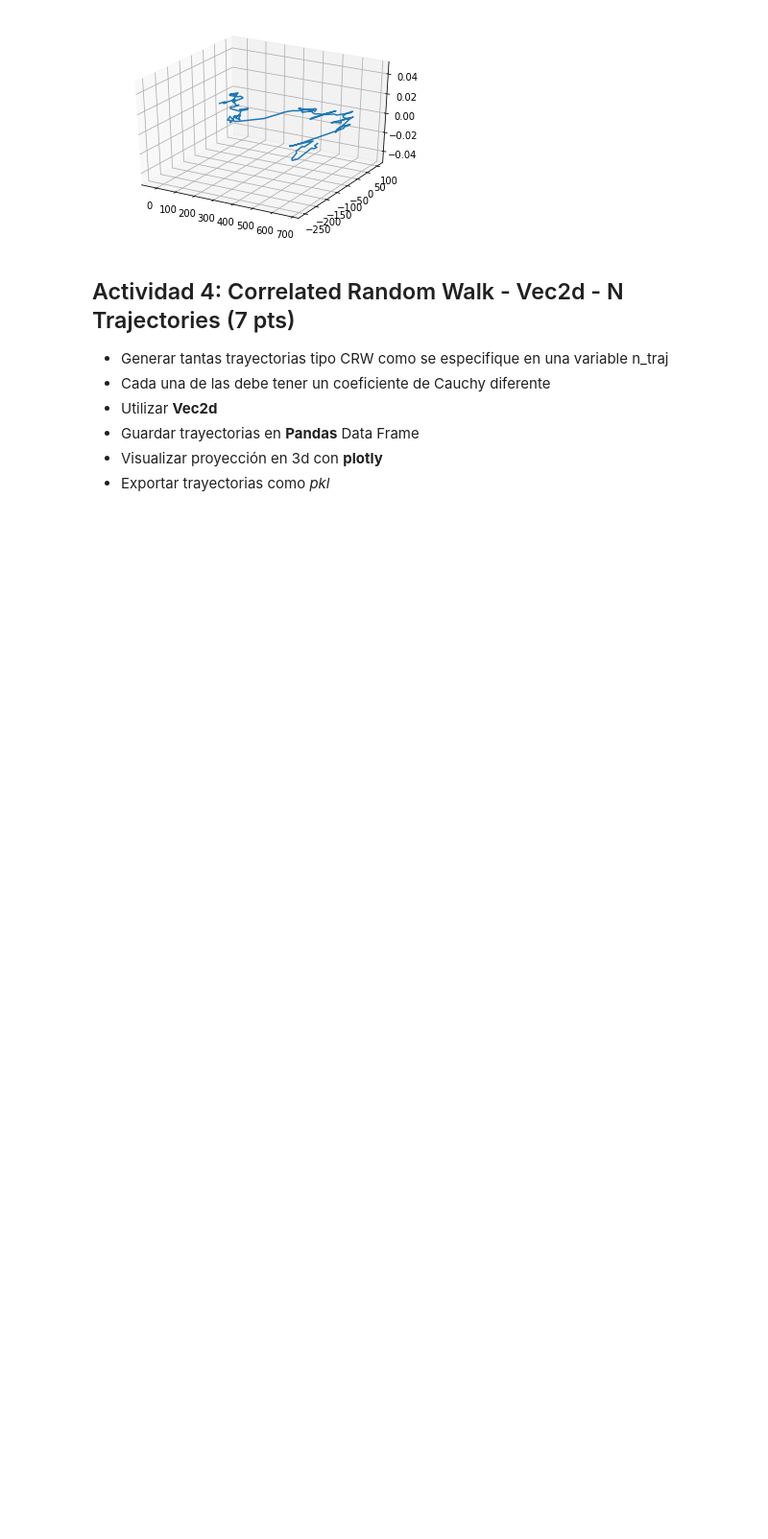
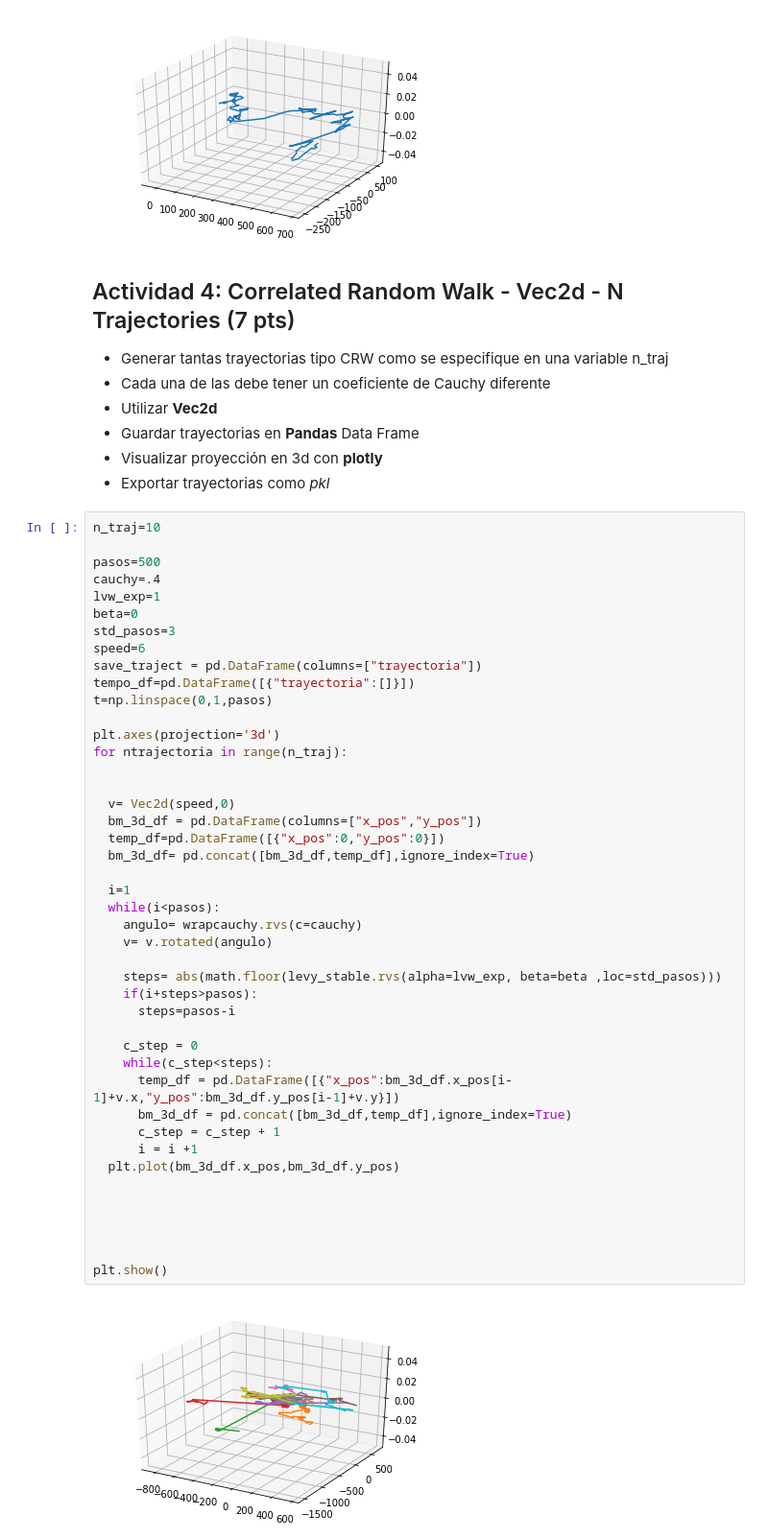
Before and after one commit to adrielpalestino9191/TI1, a Jupyter notebook: TI_1_Practica2.ipynb, the cells around one changed output. Shown at 96% size. Saved outputs shown, nothing was run; the diff lists cells and outputs as text; blank space fills up the shorter version.

```diff
--- a/TI_1_Practica2.ipynb
+++ b/TI_1_Practica2.ipynb
@@ -182,3 +182,49 @@ plt.show()
 * Guardar trayectorias en **Pandas** Data Frame
 * Visualizar proyección en 3d con **plotly**
 * Exportar trayectorias como *pkl*
+# %%
+n_traj=10
+
+pasos=500
+cauchy=.4
+lvw_exp=1
+beta=0
+std_pasos=3
+speed=6
+save_traject = pd.DataFrame(columns=["trayectoria"])
+tempo_df=pd.DataFrame([{"trayectoria":[]}])
+t=np.linspace(0,1,pasos)
+
+plt.axes(projection='3d')
+for ntrajectoria in range(n_traj):
+
+
+  v= Vec2d(speed,0)
+  bm_3d_df = pd.DataFrame(columns=["x_pos","y_pos"])
+  temp_df=pd.DataFrame([{"x_pos":0,"y_pos":0}])
+  bm_3d_df= pd.concat([bm_3d_df,temp_df],ignore_index=True)
+
+  i=1
+  while(i<pasos):
+    angulo= wrapcauchy.rvs(c=cauchy)
+    v= v.rotated(angulo)
+
+    steps= abs(math.floor(levy_stable.rvs(alpha=lvw_exp, beta=beta ,loc=std_pasos)))
+    if(i+steps>pasos):
+      steps=pasos-i
+
+    c_step = 0
+    while(c_step<steps):
+      temp_df = pd.DataFrame([{"x_pos":bm_3d_df.x_pos[i-1]+v.x,"y_pos":bm_3d_df.y_pos[i-1]+v.y}])
+      bm_3d_df = pd.concat([bm_3d_df,temp_df],ignore_index=True)
+      c_step = c_step + 1
+      i = i +1
+  plt.plot(bm_3d_df.x_pos,bm_3d_df.y_pos)
+
+
+
+
+
+plt.show()
+# %% [output]
+[figure, added]
```
